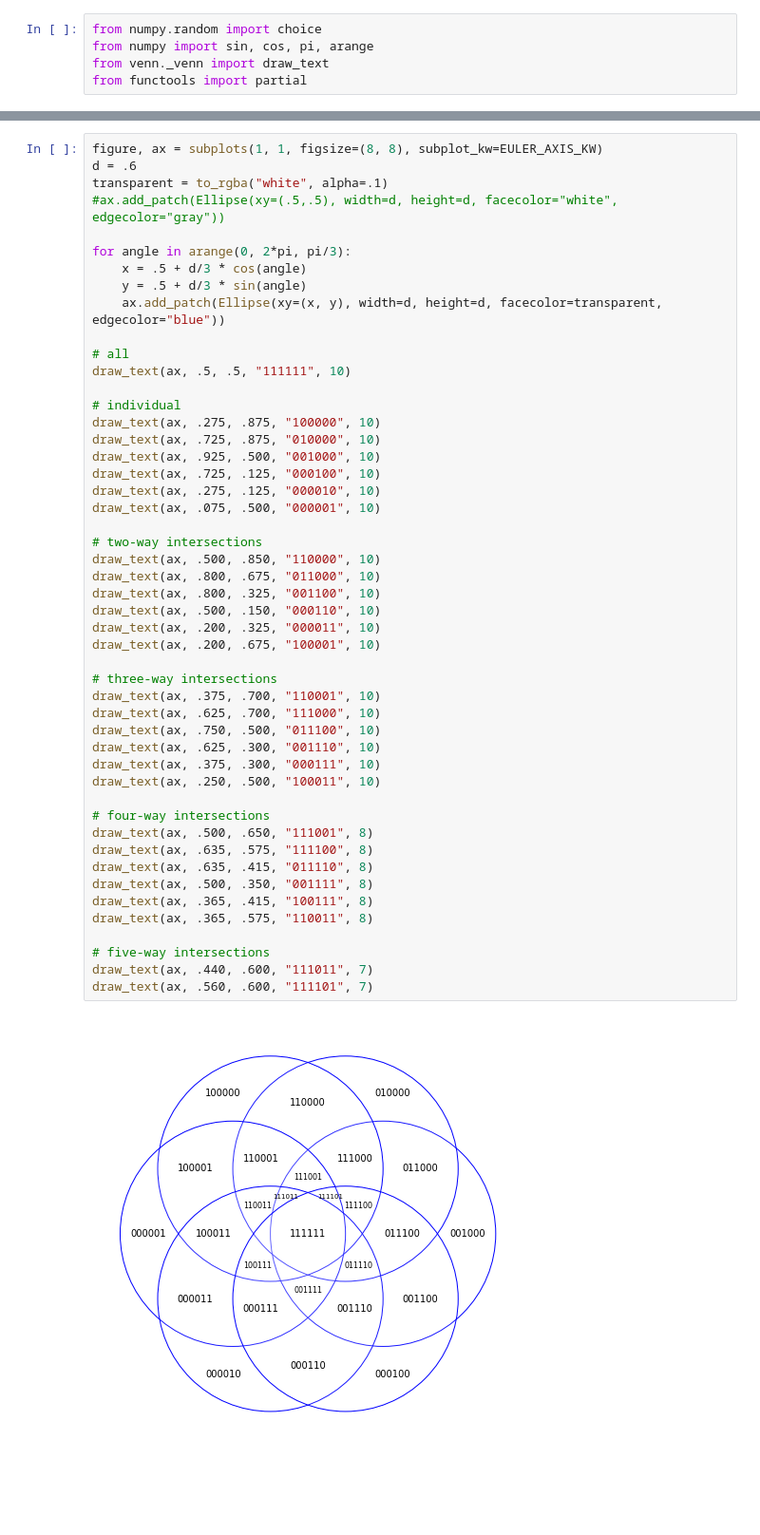
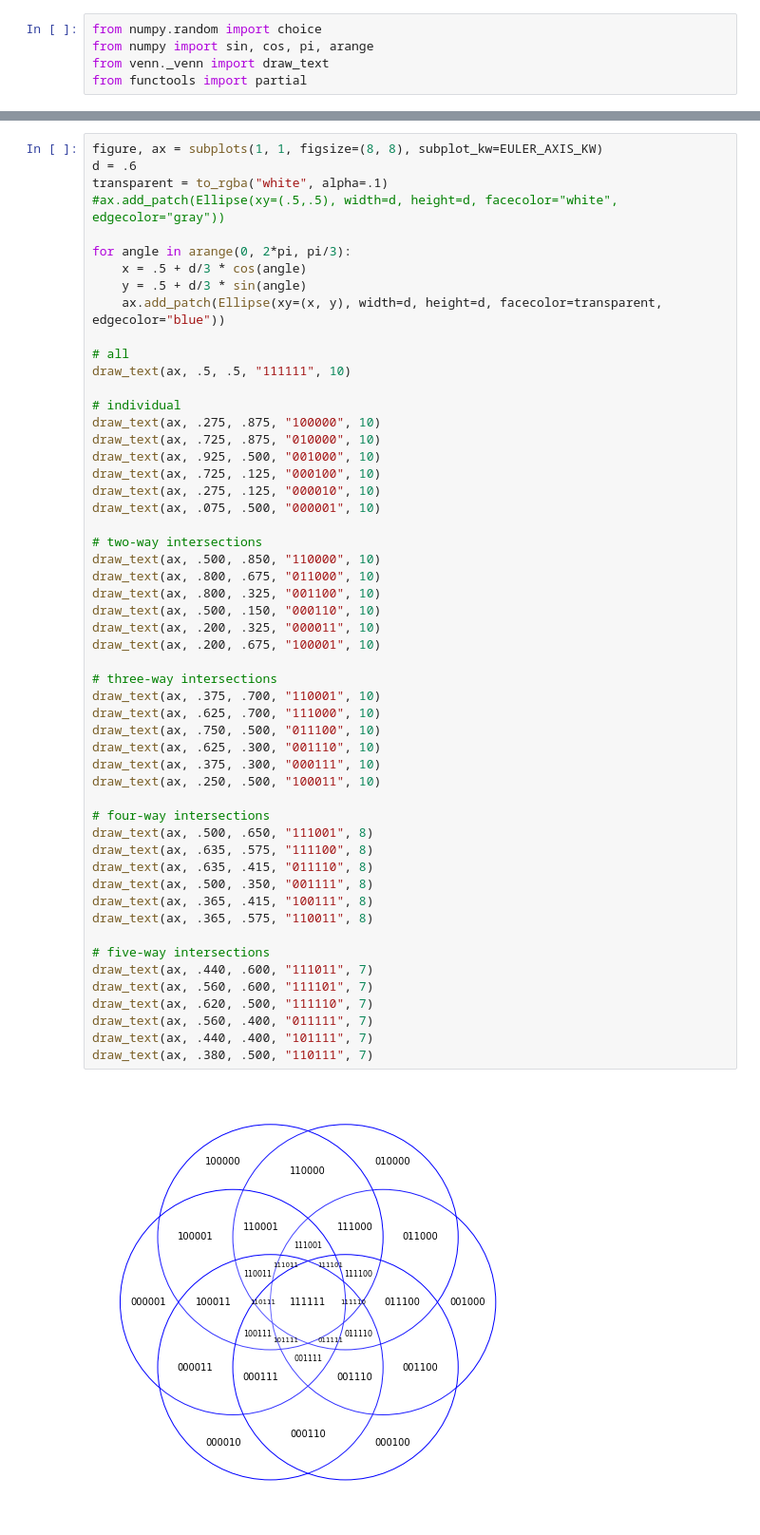
Before and after one commit to wan230114/pyvenn, a Jupyter notebook: pyvenn-sandbox.ipynb, the cells around one changed output, grey strips where cells are left out. Shown at 95% size. Cells and saved outputs as stored; diff of their text form; blank space fills up the shorter version.

```diff
--- a/pyvenn-sandbox.ipynb
+++ b/pyvenn-sandbox.ipynb
@@ -158,31 +158,35 @@ draw_text(ax, .275, .125, "000010", 10)
 draw_text(ax, .075, .500, "000001", 10)
 
 # two-way intersections
 draw_text(ax, .500, .850, "110000", 10)
 draw_text(ax, .800, .675, "011000", 10)
 draw_text(ax, .800, .325, "001100", 10)
 draw_text(ax, .500, .150, "000110", 10)
 draw_text(ax, .200, .325, "000011", 10)
 draw_text(ax, .200, .675, "100001", 10)
 
 # three-way intersections
 draw_text(ax, .375, .700, "110001", 10)
 draw_text(ax, .625, .700, "111000", 10)
 draw_text(ax, .750, .500, "011100", 10)
 draw_text(ax, .625, .300, "001110", 10)
 draw_text(ax, .375, .300, "000111", 10)
 draw_text(ax, .250, .500, "100011", 10)
 
 # four-way intersections
 draw_text(ax, .500, .650, "111001", 8)
 draw_text(ax, .635, .575, "111100", 8)
 draw_text(ax, .635, .415, "011110", 8)
 draw_text(ax, .500, .350, "001111", 8)
 draw_text(ax, .365, .415, "100111", 8)
 draw_text(ax, .365, .575, "110011", 8)
 
 # five-way intersections
 draw_text(ax, .440, .600, "111011", 7)
 draw_text(ax, .560, .600, "111101", 7)
+draw_text(ax, .620, .500, "111110", 7)
+draw_text(ax, .560, .400, "011111", 7)
+draw_text(ax, .440, .400, "101111", 7)
+draw_text(ax, .380, .500, "110111", 7)
 # %% [output]
-[figure, old version]
+[figure, new version]
```
Also changed, not shown: parts of 2 cells of this notebook.
